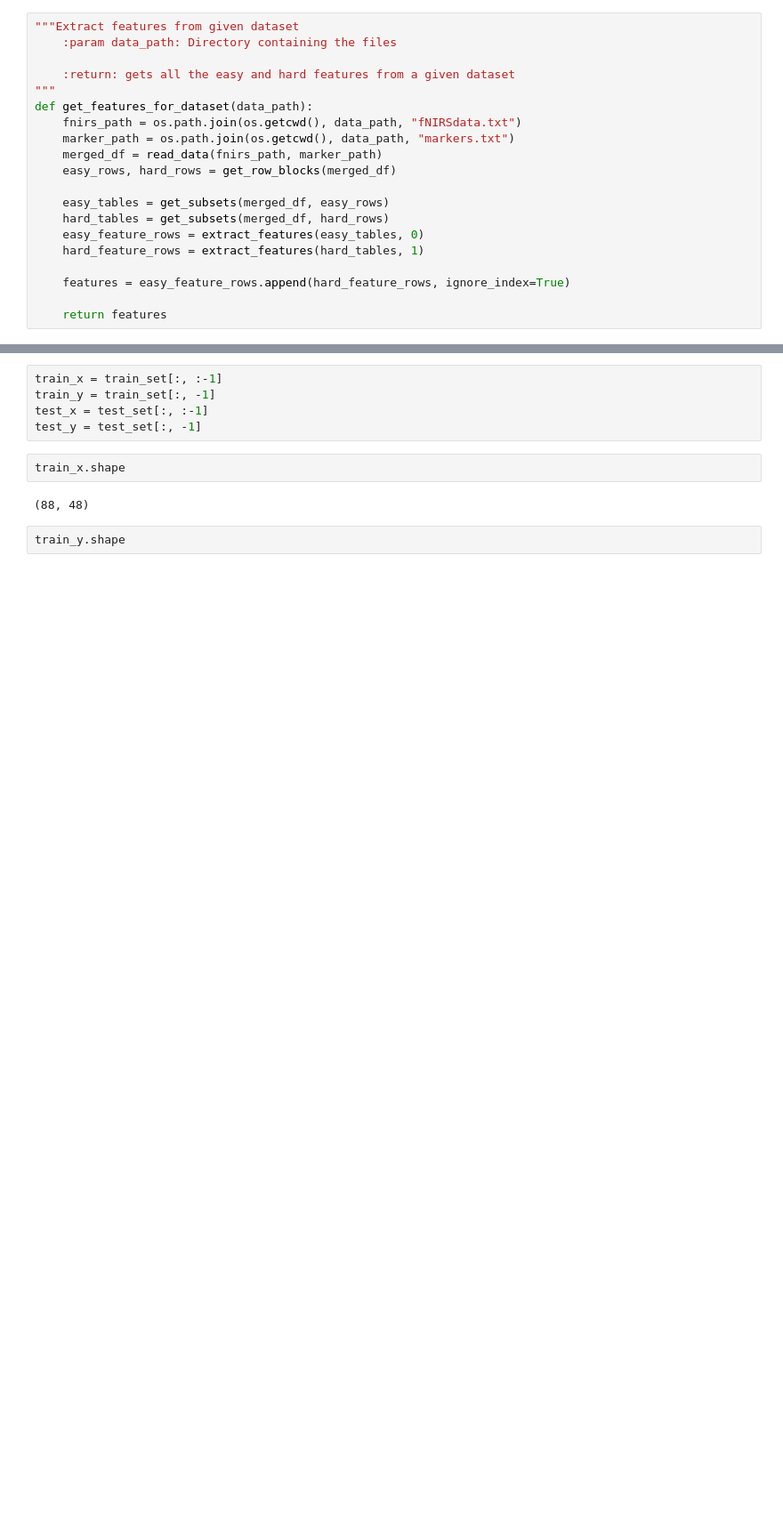
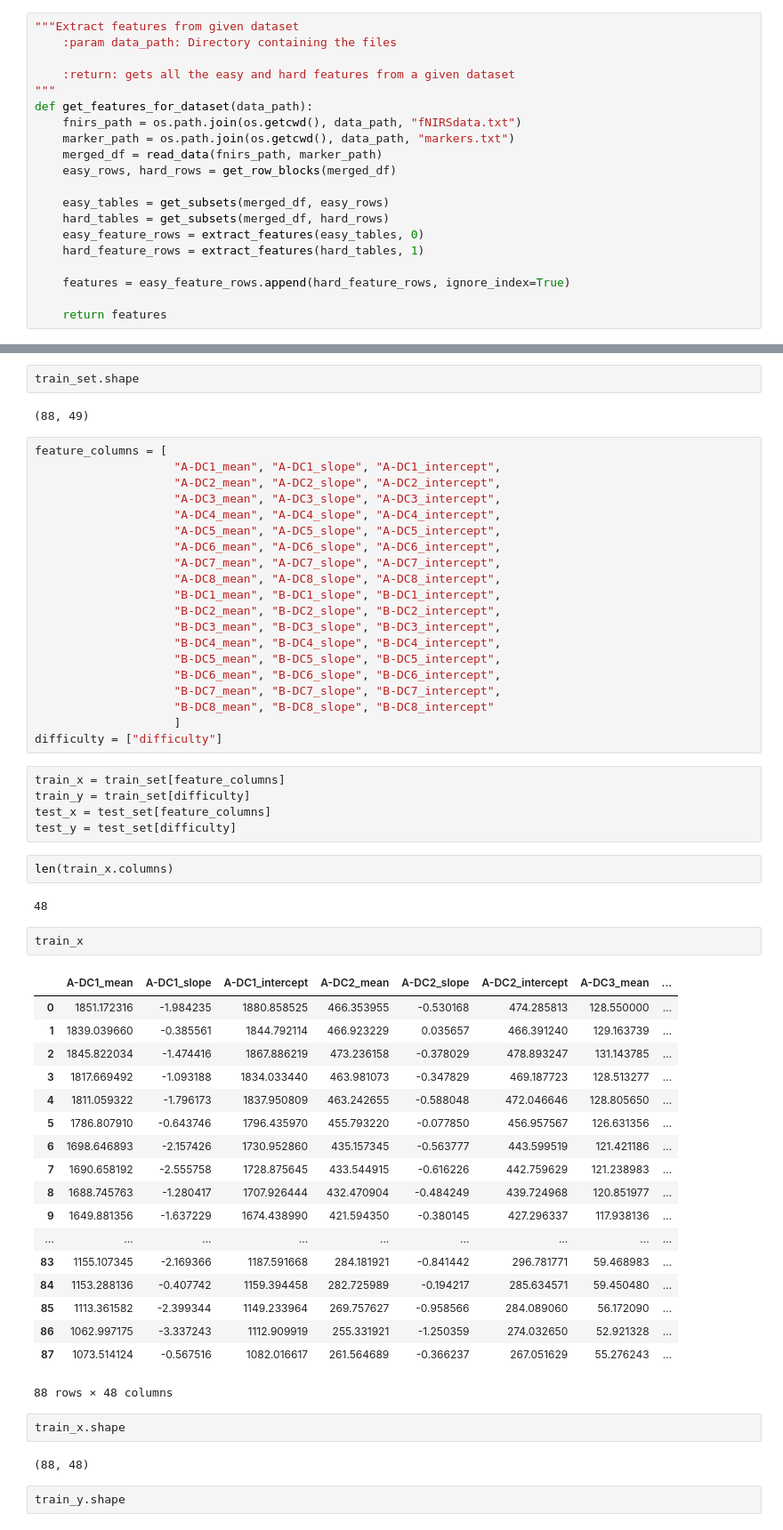
Before and after one commit to jin-sj/hci_lab, a Jupyter notebook: fnirs.ipynb, the cells around one changed output, grey strips where cells are left out. Shown at 89% size. Saved outputs shown, nothing was run; the diff lists cells and outputs as text; blank space fills up the shorter version.

Commit message:
fix column names and not getting B-DC8 column

```diff
--- a/fnirs.ipynb
+++ b/fnirs.ipynb
@@ -141,8 +151,57 @@ test_set = features_906
+# %%
+train_set.shape
+# %% [output]
+(88, 49)
+# %%
+feature_columns = [
+                    "A-DC1_mean", "A-DC1_slope", "A-DC1_intercept",
+                    "A-DC2_mean", "A-DC2_slope", "A-DC2_intercept",
+                    "A-DC3_mean", "A-DC3_slope", "A-DC3_intercept",
+                    "A-DC4_mean", "A-DC4_slope", "A-DC4_intercept",
+                    "A-DC5_mean", "A-DC5_slope", "A-DC5_intercept",
+                    "A-DC6_mean", "A-DC6_slope", "A-DC6_intercept",
+                    "A-DC7_mean", "A-DC7_slope", "A-DC7_intercept",
+                    "A-DC8_mean", "A-DC8_slope", "A-DC8_intercept",
+                    "B-DC1_mean", "B-DC1_slope", "B-DC1_intercept",
+                    "B-DC2_mean", "B-DC2_slope", "B-DC2_intercept",
+                    "B-DC3_mean", "B-DC3_slope", "B-DC3_intercept",
+                    "B-DC4_mean", "B-DC4_slope", "B-DC4_intercept",
+                    "B-DC5_mean", "B-DC5_slope", "B-DC5_intercept",
+                    "B-DC6_mean", "B-DC6_slope", "B-DC6_intercept",
+                    "B-DC7_mean", "B-DC7_slope", "B-DC7_intercept",
+                    "B-DC8_mean", "B-DC8_slope", "B-DC8_intercept"
+                    ]
+difficulty = ["difficulty"]
 # %%
-train_x = train_set[:, :-1]
-train_y = train_set[:, -1]
-test_x = test_set[:, :-1]
-test_y = test_set[:, -1]
+train_x = train_set[feature_columns]
+train_y = train_set[difficulty]
+test_x = test_set[feature_columns]
+test_y = test_set[difficulty]
+# %%
+len(train_x.columns)
+# %% [output]
+48
+# %%
+train_x
+# %% [output]
+|  | A-DC1_mean | A-DC1_slope | A-DC1_intercept | A-DC2_mean | A-DC2_slope | A-DC2_intercept | A-DC3_mean | ... |
+| 0 | 1851.172316 | -1.984235 | 1880.858525 | 466.353955 | -0.530168 | 474.285813 | 128.550000 | ... |
+| 1 | 1839.039660 | -0.385561 | 1844.792114 | 466.923229 | 0.035657 | 466.391240 | 129.163739 | ... |
+| 2 | 1845.822034 | -1.474416 | 1867.886219 | 473.236158 | -0.378029 | 478.893247 | 131.143785 | ... |
+| 3 | 1817.669492 | -1.093188 | 1834.033440 | 463.981073 | -0.347829 | 469.187723 | 128.513277 | ... |
+| 4 | 1811.059322 | -1.796173 | 1837.950809 | 463.242655 | -0.588048 | 472.046646 | 128.805650 | ... |
+| 5 | 1786.807910 | -0.643746 | 1796.435970 | 455.793220 | -0.077850 | 456.957567 | 126.631356 | ... |
+| 6 | 1698.646893 | -2.157426 | 1730.952860 | 435.157345 | -0.563777 | 443.599519 | 121.421186 | ... |
+| 7 | 1690.658192 | -2.555758 | 1728.875645 | 433.544915 | -0.616226 | 442.759629 | 121.238983 | ... |
+| 8 | 1688.745763 | -1.280417 | 1707.926444 | 432.470904 | -0.484249 | 439.724968 | 120.851977 | ... |
+| 9 | 1649.881356 | -1.637229 | 1674.438990 | 421.594350 | -0.380145 | 427.296337 | 117.938136 | ... |
+| ... | ... | ... | ... | ... | ... | ... | ... | ... |
+| 83 | 1155.107345 | -2.169366 | 1187.591668 | 284.181921 | -0.841442 | 296.781771 | 59.468983 | ... |
+| 84 | 1153.288136 | -0.407742 | 1159.394458 | 282.725989 | -0.194217 | 285.634571 | 59.450480 | ... |
+| 85 | 1113.361582 | -2.399344 | 1149.233964 | 269.757627 | -0.958566 | 284.089060 | 56.172090 | ... |
+| 86 | 1062.997175 | -3.337243 | 1112.909919 | 255.331921 | -1.250359 | 274.032650 | 52.921328 | ... |
+| 87 | 1073.514124 | -0.567516 | 1082.016617 | 261.564689 | -0.366237 | 267.051629 | 55.276243 | ... |
+88 rows × 48 columns
 # %%
 train_x.shape
 # %% [output]
```
Also changed, not shown: parts of 6 cells of this notebook.
